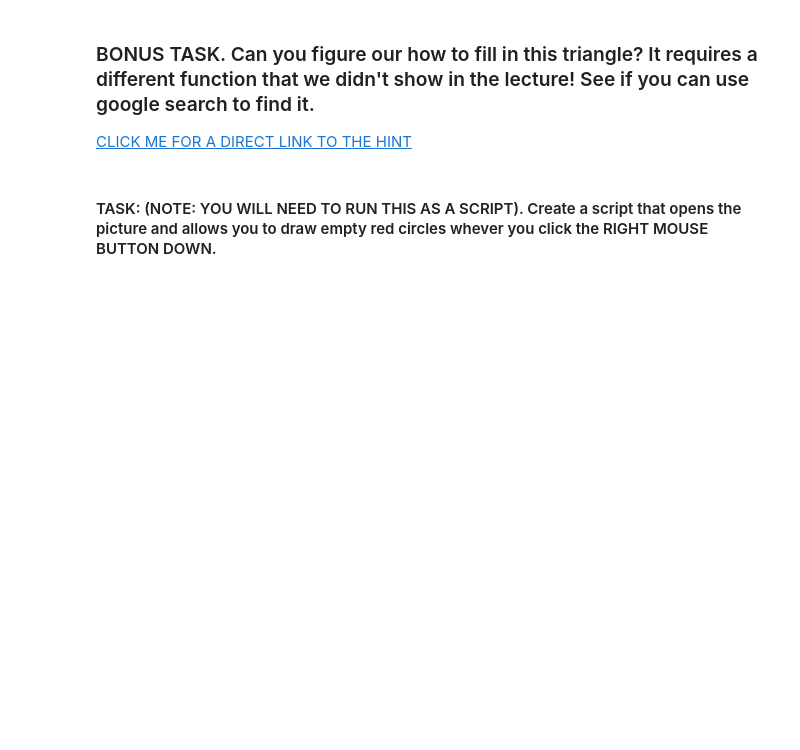
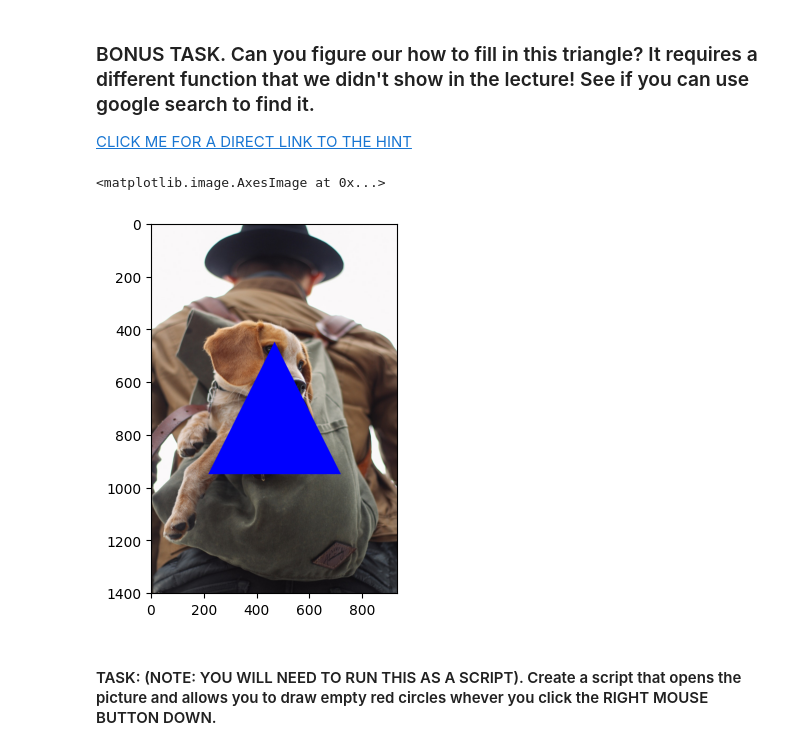
Before and after one commit to feed0/digital-image-processing, a Jupyter notebook: EXERCICIOS-20250828/EXERCICIOS.ipynb, the cells around one changed output. Drawn from its saved outputs; the diff is of its cells as text; code cells hidden in the pictures; blank space fills up the shorter version.

```diff
--- a/EXERCICIOS-20250828/EXERCICIOS.ipynb
+++ b/EXERCICIOS-20250828/EXERCICIOS.ipynb
@@ -124,5 +124,14 @@ plt.imshow(img_rgb_triangle)
 ### BONUS TASK. Can you figure our how to fill in this triangle? It requires a different function that we didn't show in the lecture! See if you can use google search to find it.
 
 [CLICK ME FOR A DIRECT LINK TO THE HINT](https://docs.opencv.org/3.0-beta/modules/imgproc/doc/drawing_functions.html#fillpoly)
+# %%
+img_rgb_triangle_fill = img_rgb.copy()
+
+cv2.fillPoly(img_rgb_triangle_fill, [pts], BLUE_COLOR)
+
+plt.imshow(img_rgb_triangle_fill)
+# %% [output]
+<matplotlib.image.AxesImage at 0x...>
+[figure, added]
 # %% [markdown]
 #### TASK: (NOTE: YOU WILL NEED TO RUN THIS AS A SCRIPT). Create a script that opens the picture and allows you to draw empty red circles whever you click the RIGHT MOUSE BUTTON DOWN.
```
Also changed, not shown: 6 other files.
